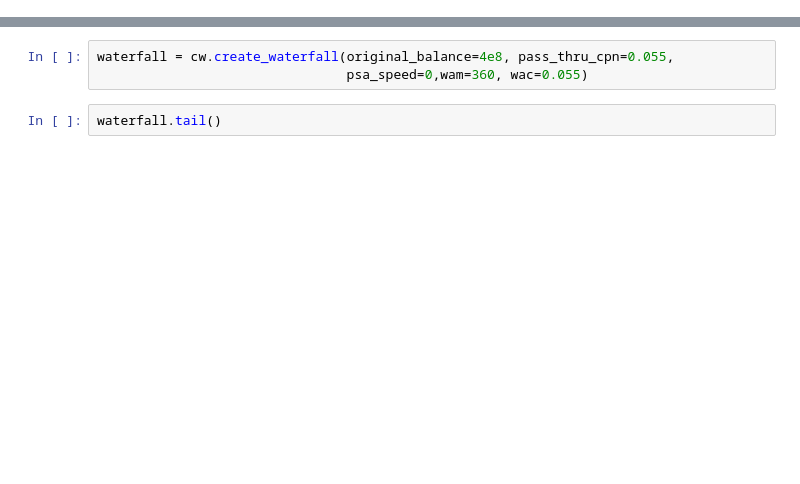
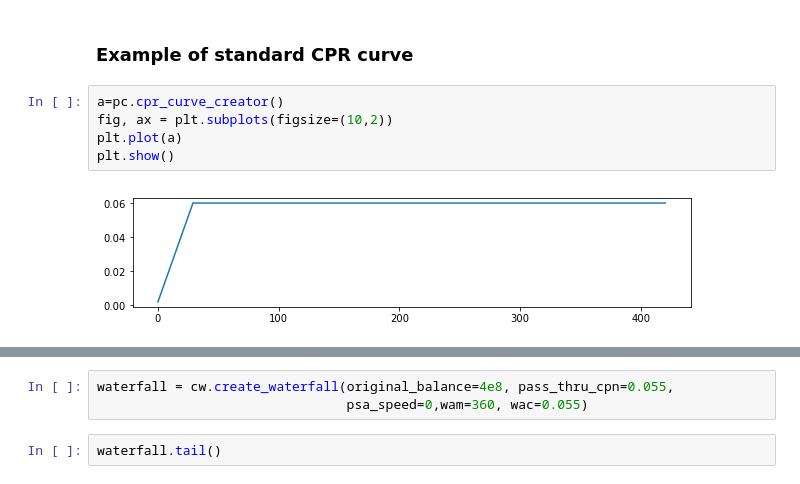
Before and after one commit to abehrman/zeusRMBS, a Jupyter notebook: zeusRMBS sandbox.ipynb, the cells around one changed output, grey strips where cells are left out. Cells and saved outputs as stored; diff of their text form; blank space fills up the shorter version.

```diff
--- a/zeusRMBS sandbox.ipynb
+++ b/zeusRMBS sandbox.ipynb
@@ -193,0 +41,9 @@ sched.head()
+# %% [markdown]
+### Example of standard CPR curve
+# %%
+a=pc.cpr_curve_creator()
+fig, ax = plt.subplots(figsize=(10,2))
+plt.plot(a)
+plt.show()
+# %% [output]
+[figure, added]
```
Also changed, not shown: parts of 151 cells of this notebook, 12 other files.
